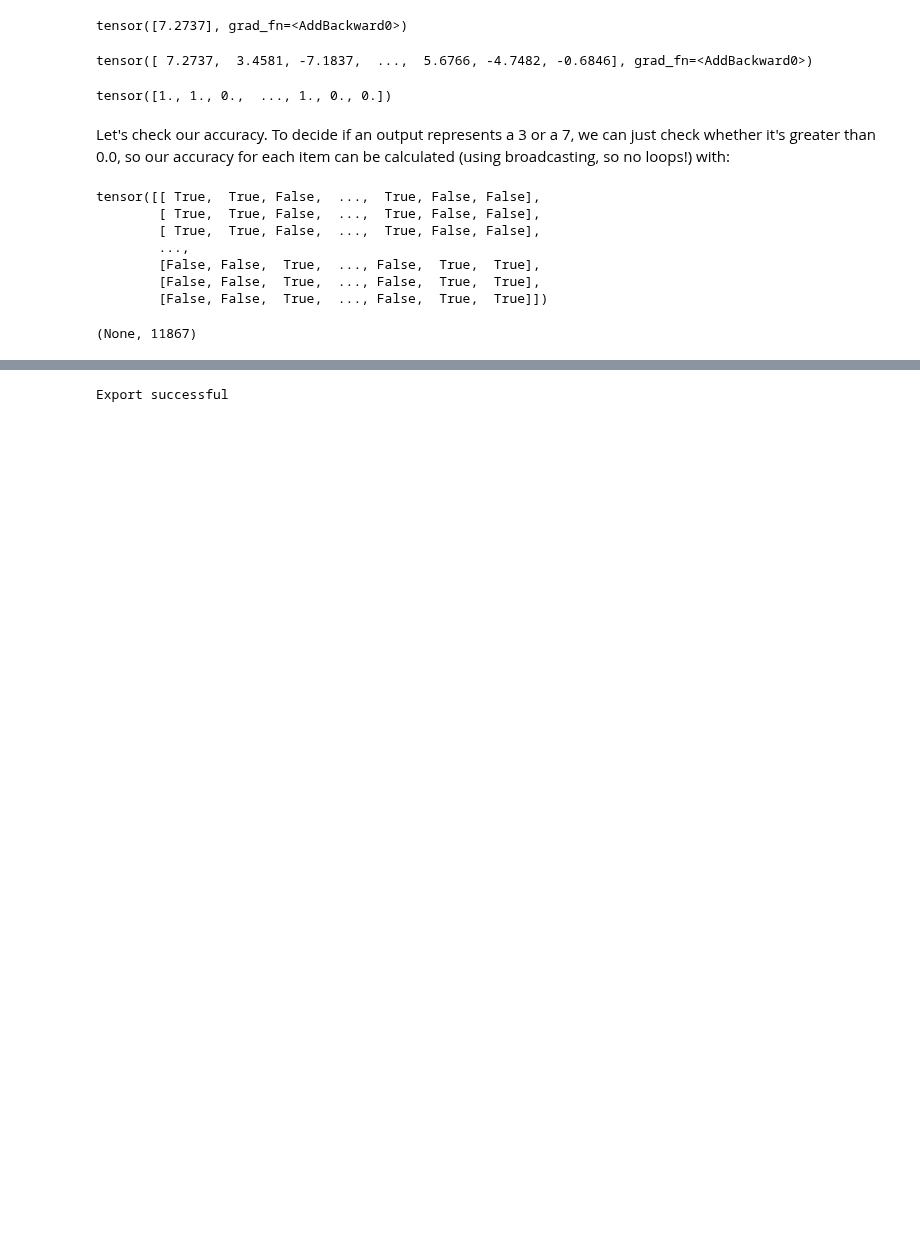
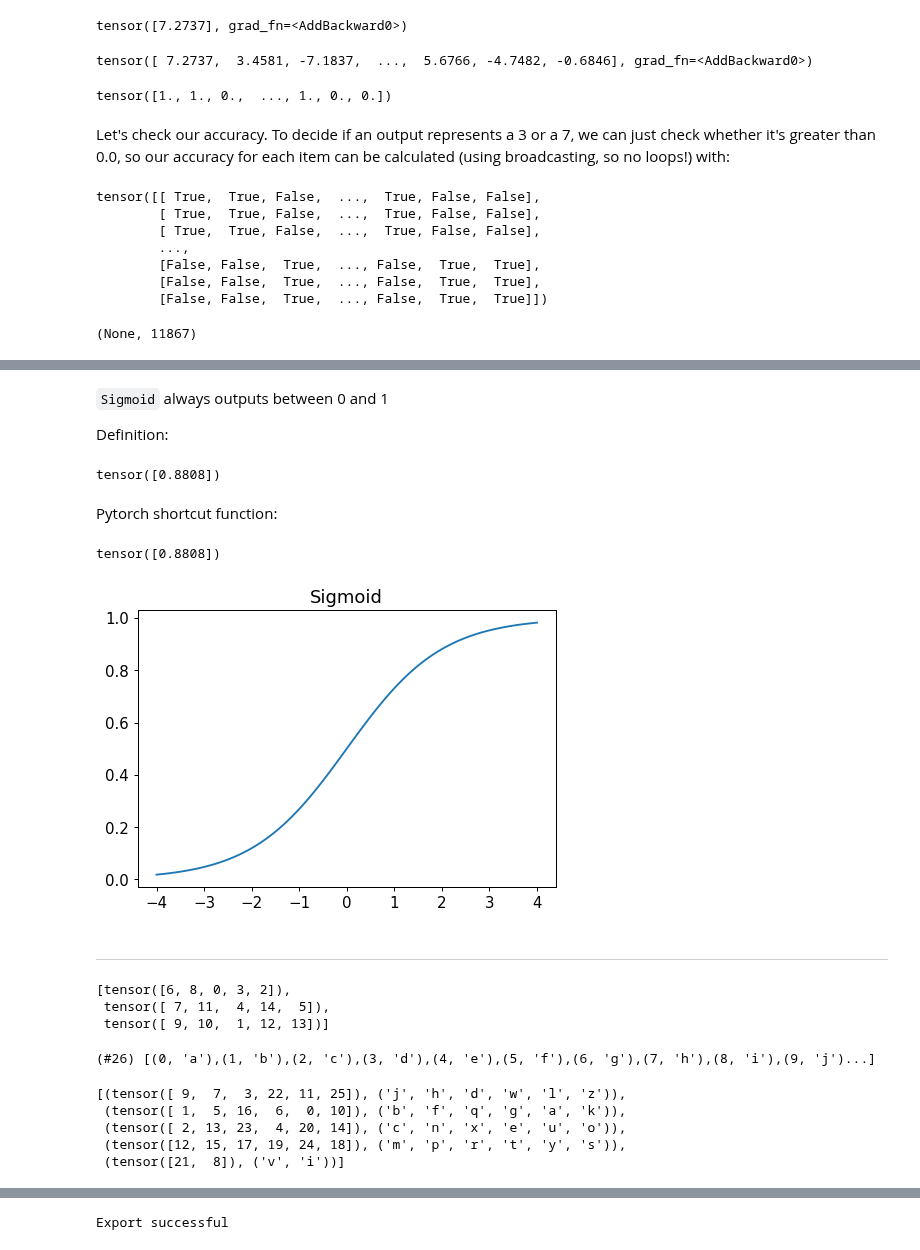
Before and after one commit to peterbull/deep-learning-projects, a Jupyter notebook: 04_ch_pt_2.ipynb, the cells around one changed output, grey strips where cells are left out. Drawn from its saved outputs; the diff is of its cells as text; code cells hidden in the pictures; blank space fills up the shorter version.

```diff
--- a/04_ch_pt_2.ipynb
+++ b/04_ch_pt_2.ipynb
@@ -682,0 +722,4 @@ tensor([[ True,  True, False,  ...,  True, False, False],
+# %% [markdown]
+`Sigmoid` always outputs between 0 and 1
+
+Definition:
@@ -682,0 +728,14 @@ tensor([[ True,  True, False,  ...,  True, False, False],
+# %%
+sigmoid(tensor([2]))
+# %% [output]
+tensor([0.8808])
+# %% [markdown]
+Pytorch shortcut function:
+# %%
+torch.sigmoid(tensor([2]))
+# %% [output]
+tensor([0.8808])
+# %%
+plot_function(torch.sigmoid, title="Sigmoid", min=-4, max=4)
+# %% [output]
+[figure, added]
@@ -682,0 +747,24 @@ tensor([[ True,  True, False,  ...,  True, False, False],
+# %% [markdown]
+***
+# %%
+coll = range(15)
+dl = DataLoader(coll, batch_size=5, shuffle=True)
+list(dl)
+# %% [output]
+[tensor([6, 8, 0, 3, 2]),
+ tensor([ 7, 11,  4, 14,  5]),
+ tensor([ 9, 10,  1, 12, 13])]
+# %%
+ds = L(enumerate(string.ascii_lowercase))
+ds
+# %% [output]
+(#26) [(0, 'a'),(1, 'b'),(2, 'c'),(3, 'd'),(4, 'e'),(5, 'f'),(6, 'g'),(7, 'h'),(8, 'i'),(9, 'j')...]
+# %%
+dl = DataLoader(ds, batch_size=6, shuffle=True)
+list(dl)
+# %% [output]
+[(tensor([ 9,  7,  3, 22, 11, 25]), ('j', 'h', 'd', 'w', 'l', 'z')),
+ (tensor([ 1,  5, 16,  6,  0, 10]), ('b', 'f', 'q', 'g', 'a', 'k')),
+ (tensor([ 2, 13, 23,  4, 20, 14]), ('c', 'n', 'x', 'e', 'u', 'o')),
+ (tensor([12, 15, 17, 19, 24, 18]), ('m', 'p', 'r', 't', 'y', 's')),
+ (tensor([21,  8]), ('v', 'i'))]
```
Also changed, not shown: parts of 12 cells of this notebook.
